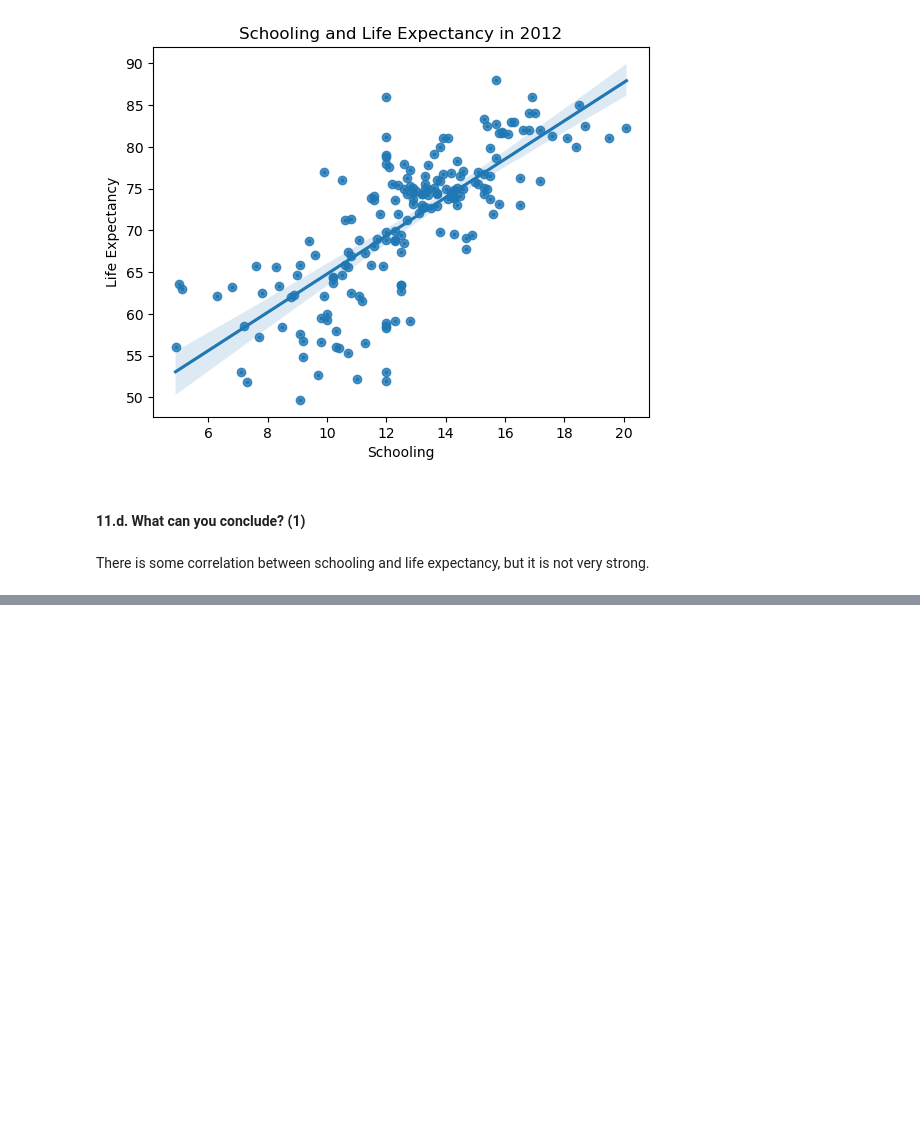
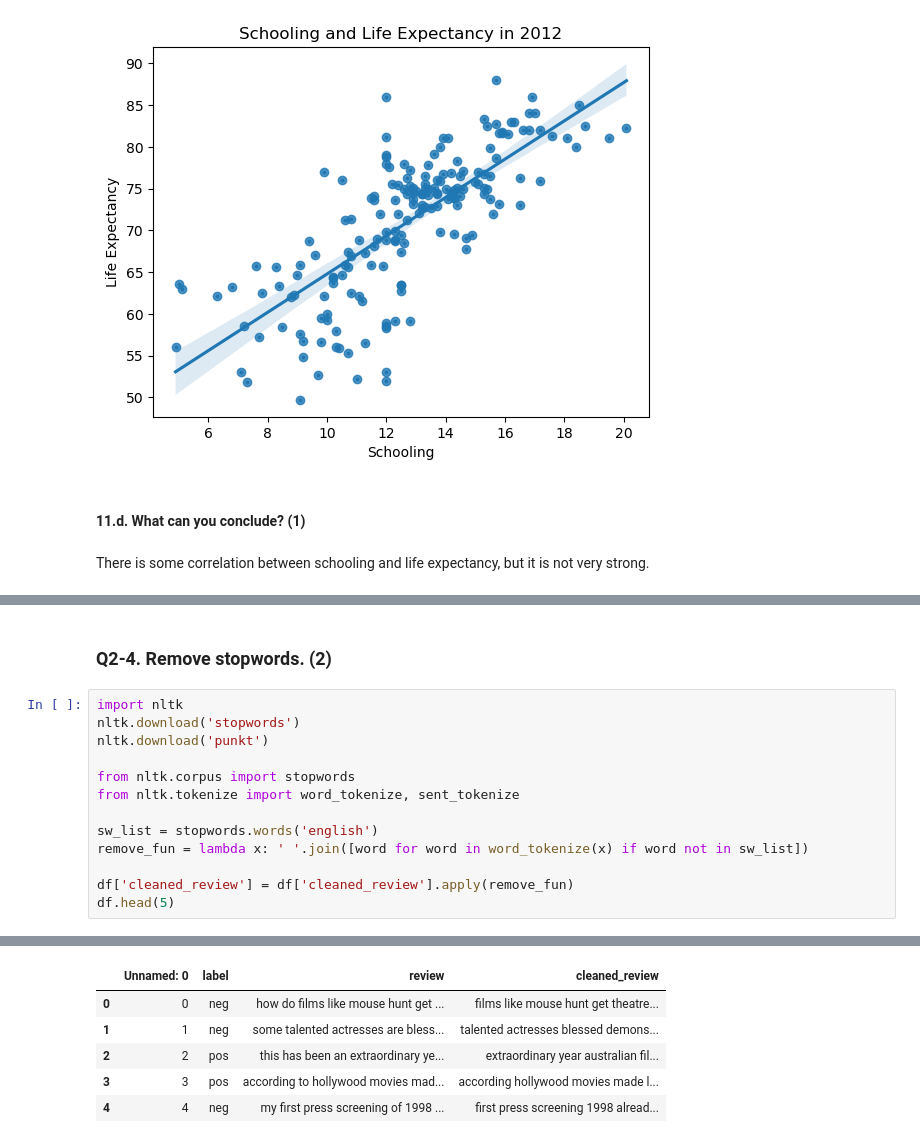
Before and after one commit to denglinghua/test-lab, a Jupyter notebook: da_assignment/DA_Assignment_2.ipynb, the cells around one changed output, grey strips where cells are left out. Drawn from its saved outputs; the diff is of its cells as text; blank space fills up the shorter version.

```diff
--- a/da_assignment/DA_Assignment_2.ipynb
+++ b/da_assignment/DA_Assignment_2.ipynb
@@ -281,0 +310,16 @@ There is some correlation between schooling and life expectancy, but it is not v
+# %% [markdown]
+### Q2-4. Remove stopwords. (2)
+# %%
+import nltk
+nltk.download('stopwords')
+nltk.download('punkt')
+
+from nltk.corpus import stopwords
+from nltk.tokenize import word_tokenize, sent_tokenize
+
+sw_list = stopwords.words('english')
+remove_fun = lambda x: ' '.join([word for word in word_tokenize(x) if word not in sw_list])
+
+df['cleaned_review'] = df['cleaned_review'].apply(remove_fun)
+df.head(5)
+# %% [output]
@@ -281,0 +330,6 @@ There is some correlation between schooling and life expectancy, but it is not v
+|  | Unnamed: 0 | label | review | cleaned_review |
+| 0 | 0 | neg | how do films like mouse hunt get ... | films like mouse hunt get theatre... |
+| 1 | 1 | neg | some talented actresses are bless... | talented actresses blessed demons... |
+| 2 | 2 | pos | this has been an extraordinary ye... | extraordinary year australian fil... |
+| 3 | 3 | pos | according to hollywood movies mad... | according hollywood movies made l... |
+| 4 | 4 | neg | my first press screening of 1998 ... | first press screening 1998 alread... |
```
Also changed, not shown: parts of 31 cells of this notebook.
